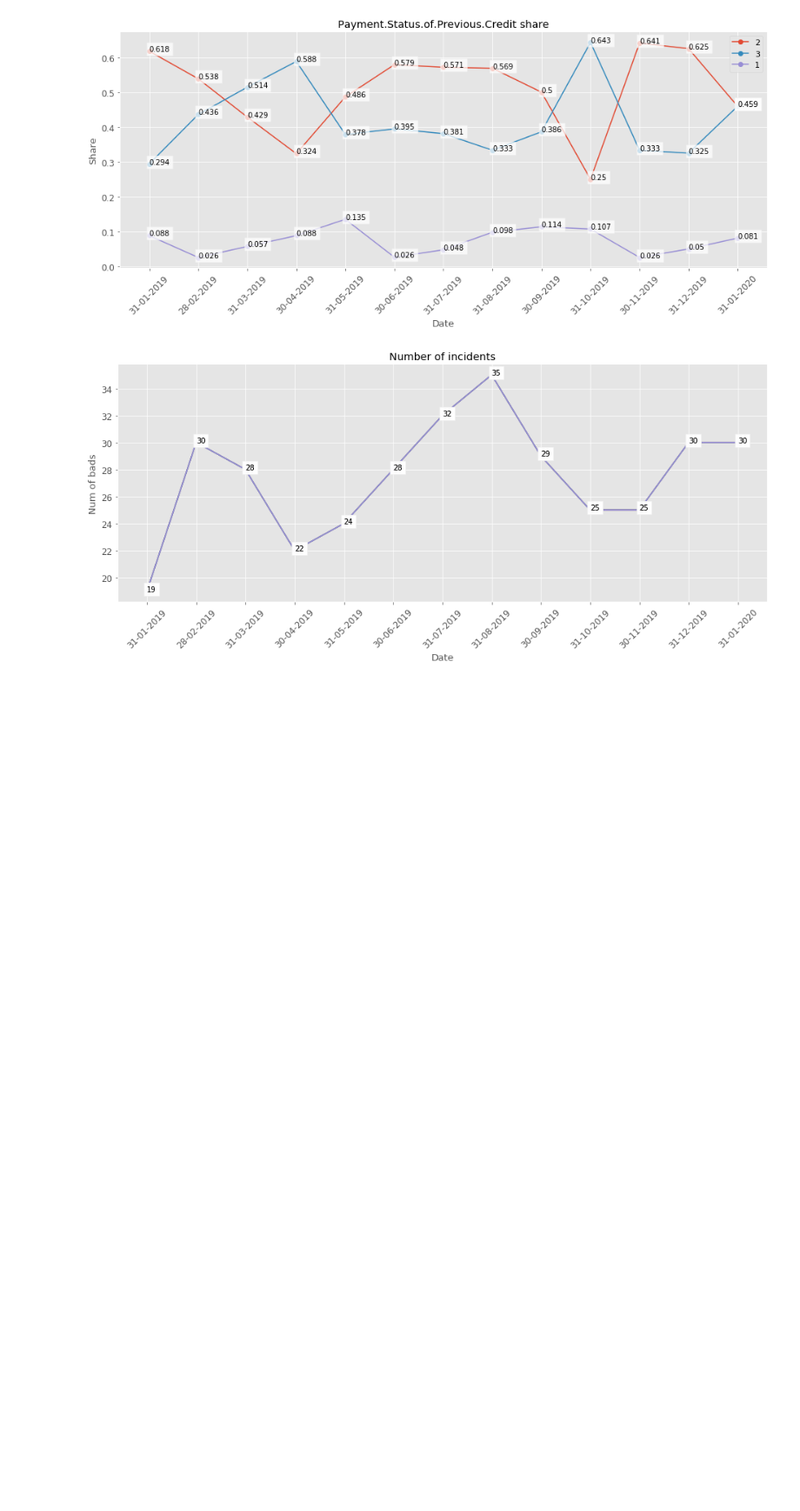
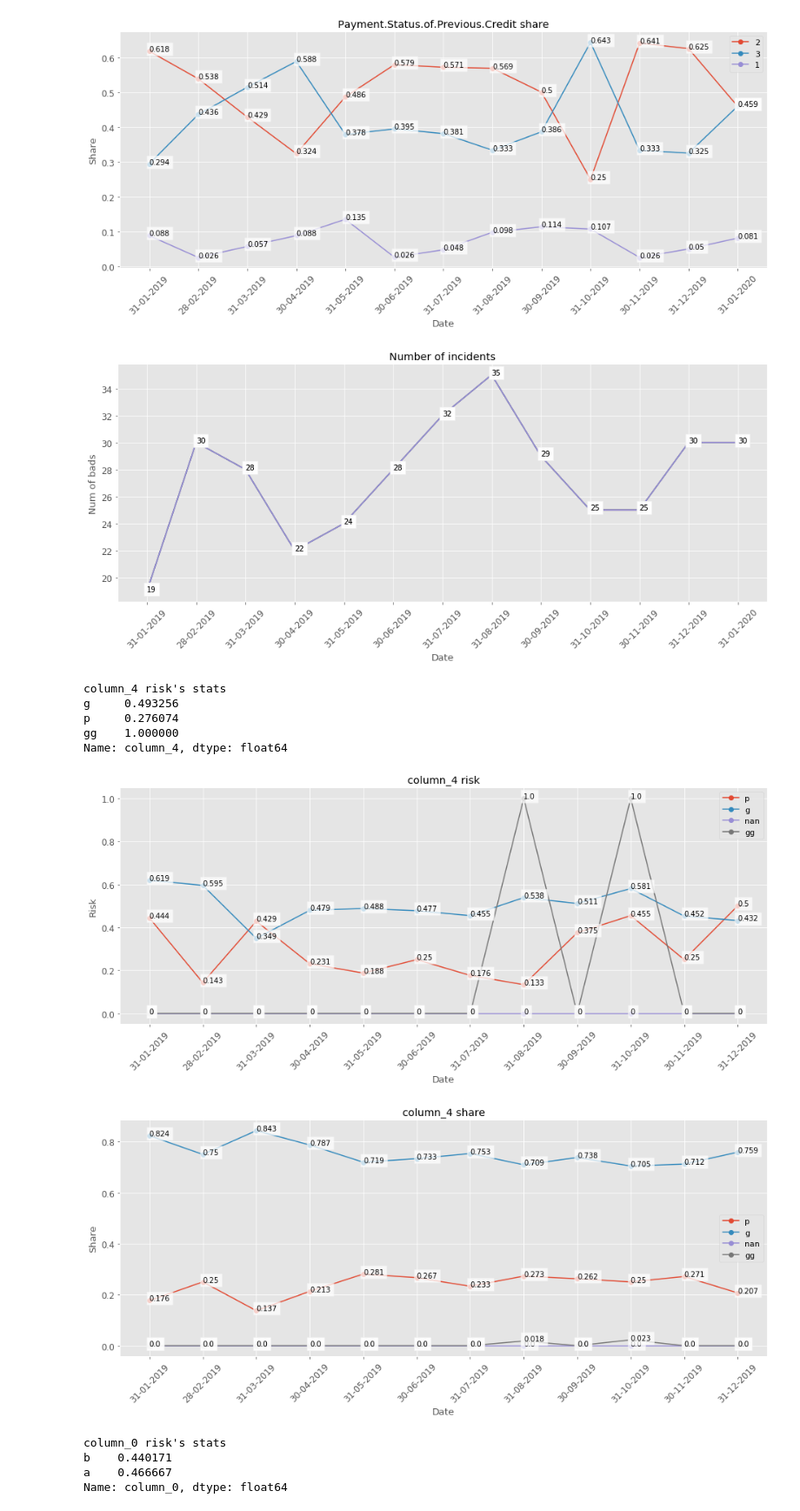
Before and after one commit to nekotleta/RandomML, a Jupyter notebook: plot_risk_test.ipynb, the cells around one changed output. Shown at 87% size. Cells and saved outputs as stored; diff of their text form; code cells hidden in the pictures; blank space fills up the shorter version.

```diff
--- a/plot_risk_test.ipynb
+++ b/plot_risk_test.ipynb
@@ -54,3 +54,28 @@ Name: Payment.Status.of.Previous.Credit, dtype: float64
 [figure]
 [figure]
 [figure]
+# %%
+url = 'https://archive.ics.uci.edu/ml/machine-learning-databases/credit-screening/crx.data'
+df = pd.read_csv(url, header=None, na_values='?')
+df.columns = [str('column_'+str(i)) for i in range(16)]
+
+
+start = pd.to_datetime('2019-01-01')
+end = pd.to_datetime('2020-01-01')
+df['date'] = random_dates(start, end, df.shape[0])
+df['risk'] = np.where(df.column_15=='+', 1, 0)
+# %%
+plot_risk_categorical(df, "risk", columns_to_show=['column_4','column_0'],
+                      date_column='date', bad=1, data_bin_n=12, bin_by_month=True)
+# %% [output]
+column_4 risk's stats
+g     0.493256
+p     0.276074
+gg    1.000000
+Name: column_4, dtype: float64
+[figure, added]
+[figure, added]
+column_0 risk's stats
+b    0.440171
+a    0.466667
+Name: column_0, dtype: float64
```
Also changed, not shown: parts of 2 cells of this notebook.
